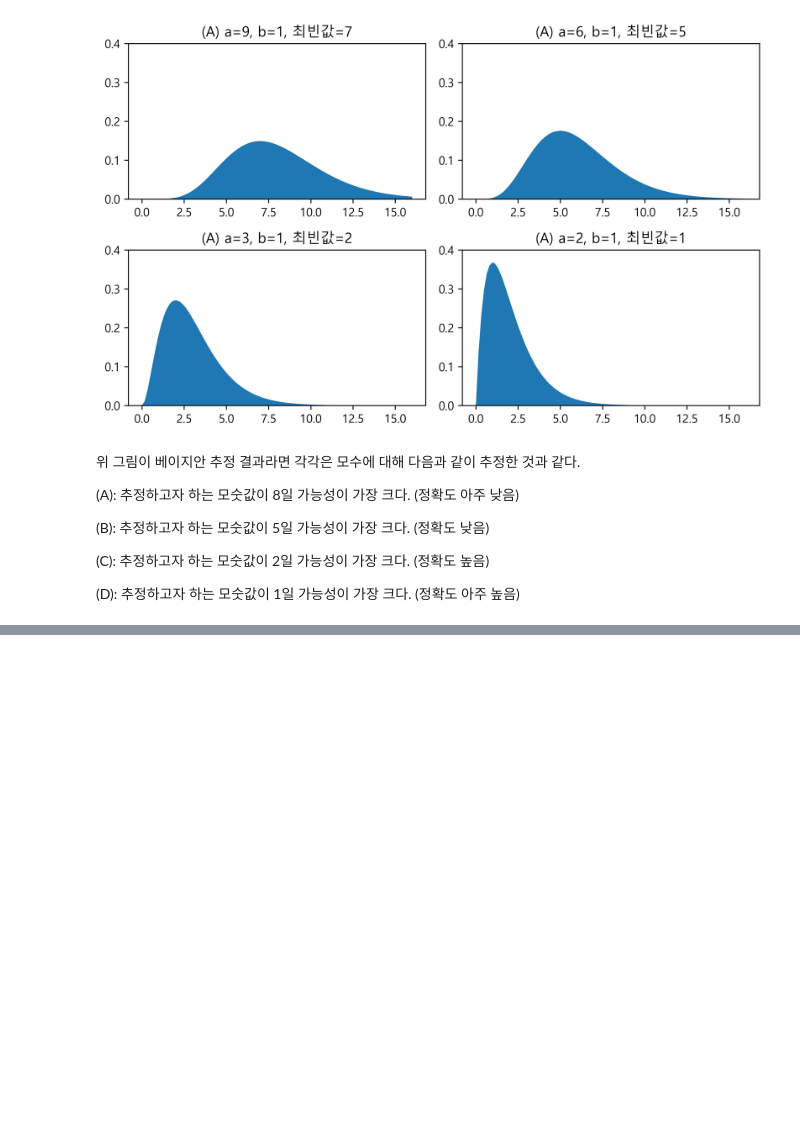
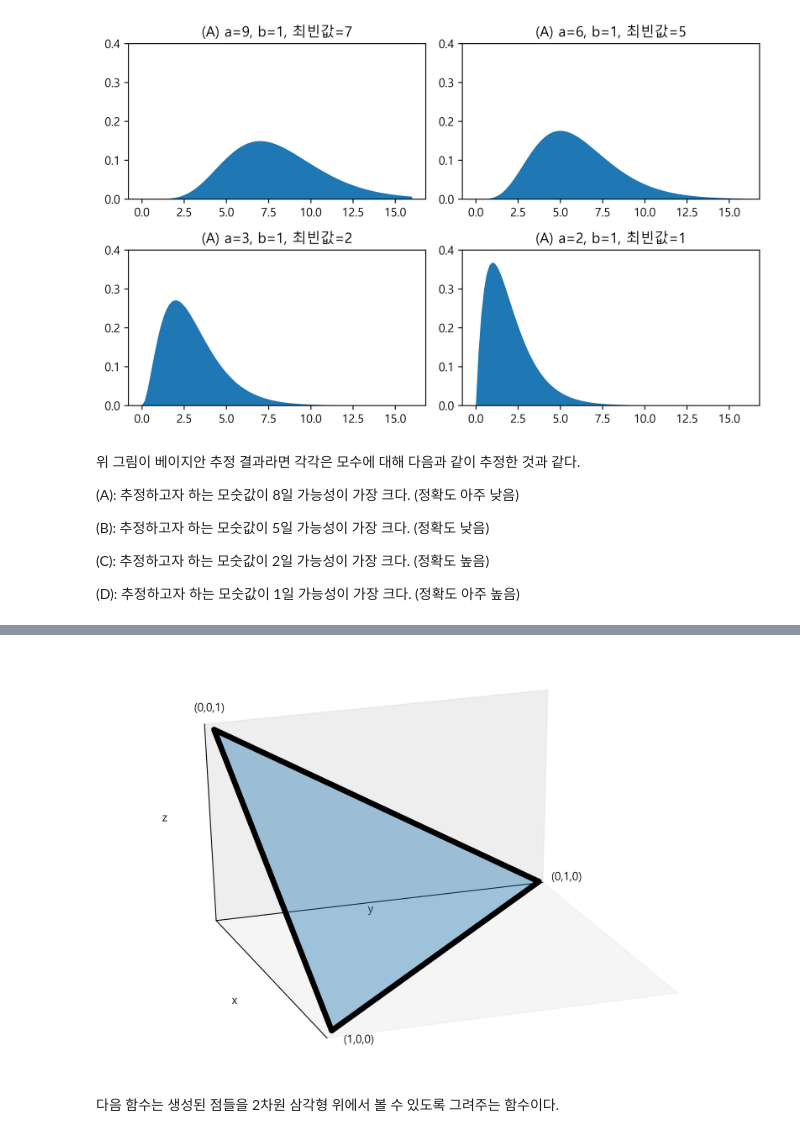
Before and after one commit to dreandes/Code, a Jupyter notebook: math/8.7 베타분포, 감마분포, 디리클레분포.ipynb, the cells around one changed output, grey strips where cells are left out. Drawn from its saved outputs; the diff is of its cells as text; code cells hidden in the pictures; blank space fills up the shorter version.

```diff
--- a/math/8.7 베타분포, 감마분포, 디리클레분포.ipynb
+++ b/math/8.7 베타분포, 감마분포, 디리클레분포.ipynb
@@ -70,0 +79,42 @@ plt.show()
+# %%
+from mpl_toolkits.mplot3d import Axes3D
+from mpl_toolkits.mplot3d.art3d import Poly3DCollection
+
+fig = plt.figure()
+ax = Axes3D(fig)
+
+x = [1, 0, 0]
+y = [0, 1, 0]
+z = [0, 0, 1]
+
+verts = [list(zip(x, y, z))]
+ax.add_collection3d(Poly3DCollection(verts, edgecolor="k", lw=5, alpha=0.4))
+ax.text(1, 0, 0, "(1,0,0)", position=(1.1, 0))
+ax.text(0, 1, 0, "(0,1,0)", position=(0, 1.04))
+ax.text(0, 0, 1, "(0,0,1)", position=(-0.2, 0))
+ax.set_xlabel("x")
+ax.set_ylabel("y")
+ax.set_zlabel("z")
+ax.set_xticks([])
+ax.set_yticks([])
+ax.set_zticks([])
+ax.view_init(30, -20)
+tmp_planes = ax.zaxis._PLANES
+
+# set origin
+# http://stackoverflow.com/questions/15042129/changing-position-of-vertical-z-axis-of-3d-plot-matplotlib 참조
+ax.yaxis._PLANES = (
+    tmp_planes[2], tmp_planes[3],
+    tmp_planes[0], tmp_planes[1],
+    tmp_planes[4], tmp_planes[5],
+)
+
+ax.zaxis._PLANES = (
+    tmp_planes[2], tmp_planes[3],
+    tmp_planes[0], tmp_planes[1],
+    tmp_planes[4], tmp_planes[5],
+)
+# %% [output]
+[figure, added]
+# %% [markdown]
+다음 함수는 생성된 점들을 2차원 삼각형 위에서 볼 수 있도록 그려주는 함수이다.
```
Also changed, not shown: parts of 16 cells of this notebook, 6 other files.
